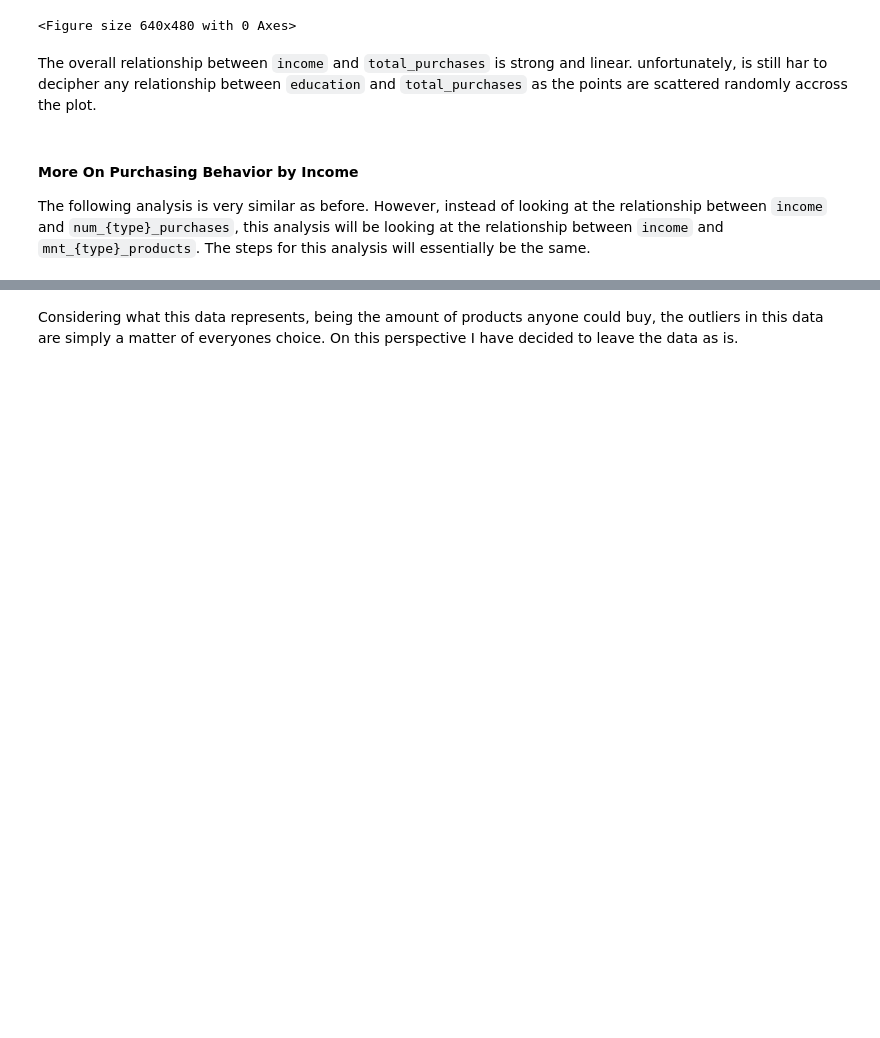
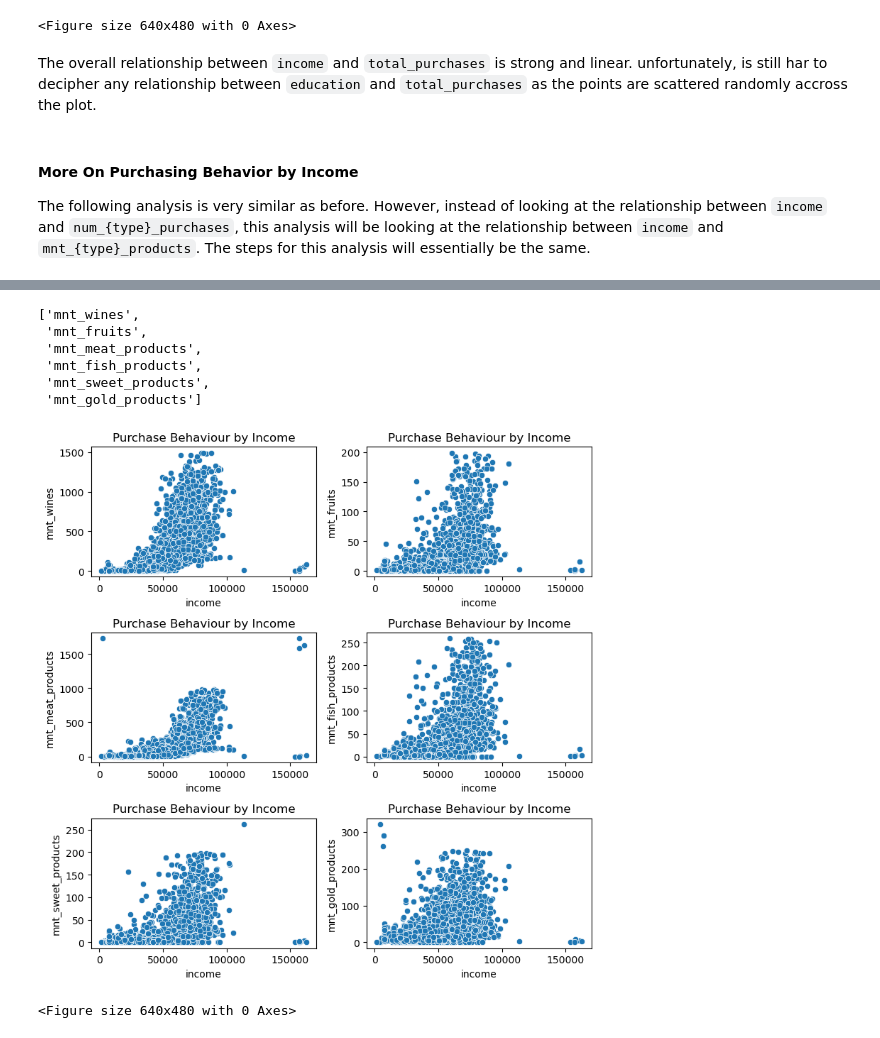
Before and after one commit to dorinMaraku/da-portfolio, a Jupyter notebook: marketing_data_analysis.ipynb, the cells around one changed output, grey strips where cells are left out. Cells and saved outputs as stored; diff of their text form; code cells hidden in the pictures; blank space fills up the shorter version.

```diff
--- a/marketing_data_analysis.ipynb
+++ b/marketing_data_analysis.ipynb
@@ -421,2 +410,0 @@ On MaritalStatus column, we can see come anomalies. "Absurd", "Alone" and "YOLO"
-# %%
-data = data[~data.MaritalStatus.isin(['Absurd', 'Alone', 'YOLO'])]#.MaritalStatus.value_counts()
@@ -501,3 +410,0 @@ This plot shows that there are some highly unlikely outliers in the Age feature
-# %%
-# removing outliers in the Age feature
-data = data[data.Age < 120]
@@ -518,3 +410,0 @@ From this plot we can see that there is an outlier in the Income feature represe
-# %%
-# remove outlier from income
-data = data[data.Income < 200000]
@@ -556,2 +410,0 @@ plt.clf()
-# %% [markdown]
-Considering what this data represents, being the amount of products anyone could buy, the outliers in this data are simply a matter of everyones choice. On this perspective I have decided to leave the data as is.
@@ -572,0 +411,28 @@ plt.clf()
+# %%
+# amounts of items list
+amount_list = [x for x in data.columns if 'mnt' in x]
+amount_list
+# %% [output]
+['mnt_wines',
+ 'mnt_fruits',
+ 'mnt_meat_products',
+ 'mnt_fish_products',
+ 'mnt_sweet_products',
+ 'mnt_gold_products']
+# %%
+plot = 0
+fig = plt.figure(figsize=(8,8))
+# for loop to go throuhg the amount_list
+for i in range(len(amount_list)):
+    plot+=1
+    # set up subplots
+    ax = plt.subplot(3,2,plot)
+    # scatterplot of amount of items bought vs income
+    sns.scatterplot(x=data.income, y=data[amount_list[i]])
+    plt.title('Purchase Behaviour by Income')
+plt.tight_layout()
+plt.show()
+plt.clf()
+# %% [output]
+[figure, added]
+<Figure size 640x480 with 0 Axes>
```
Also changed, not shown: parts of 72 cells of this notebook.
